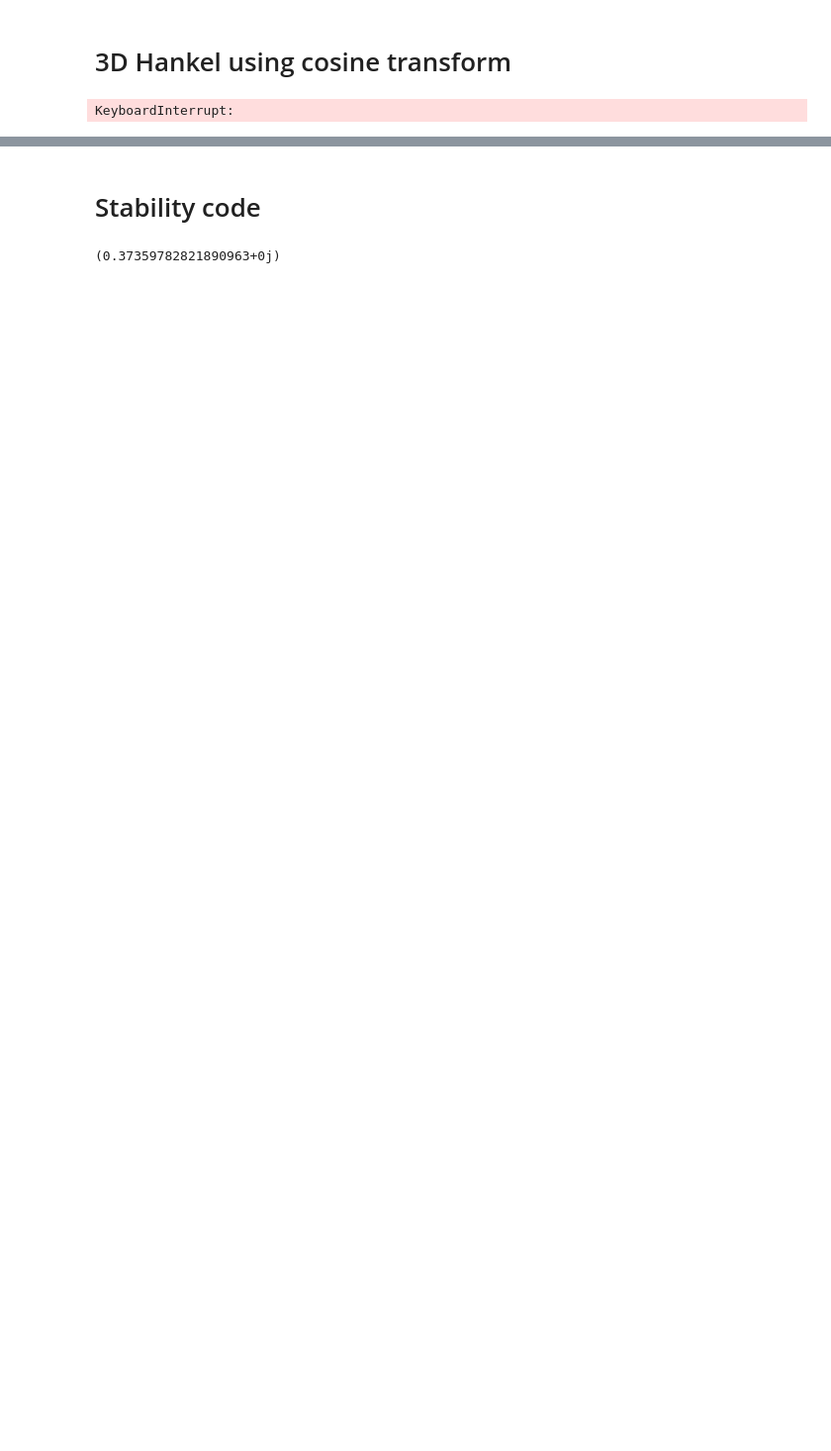
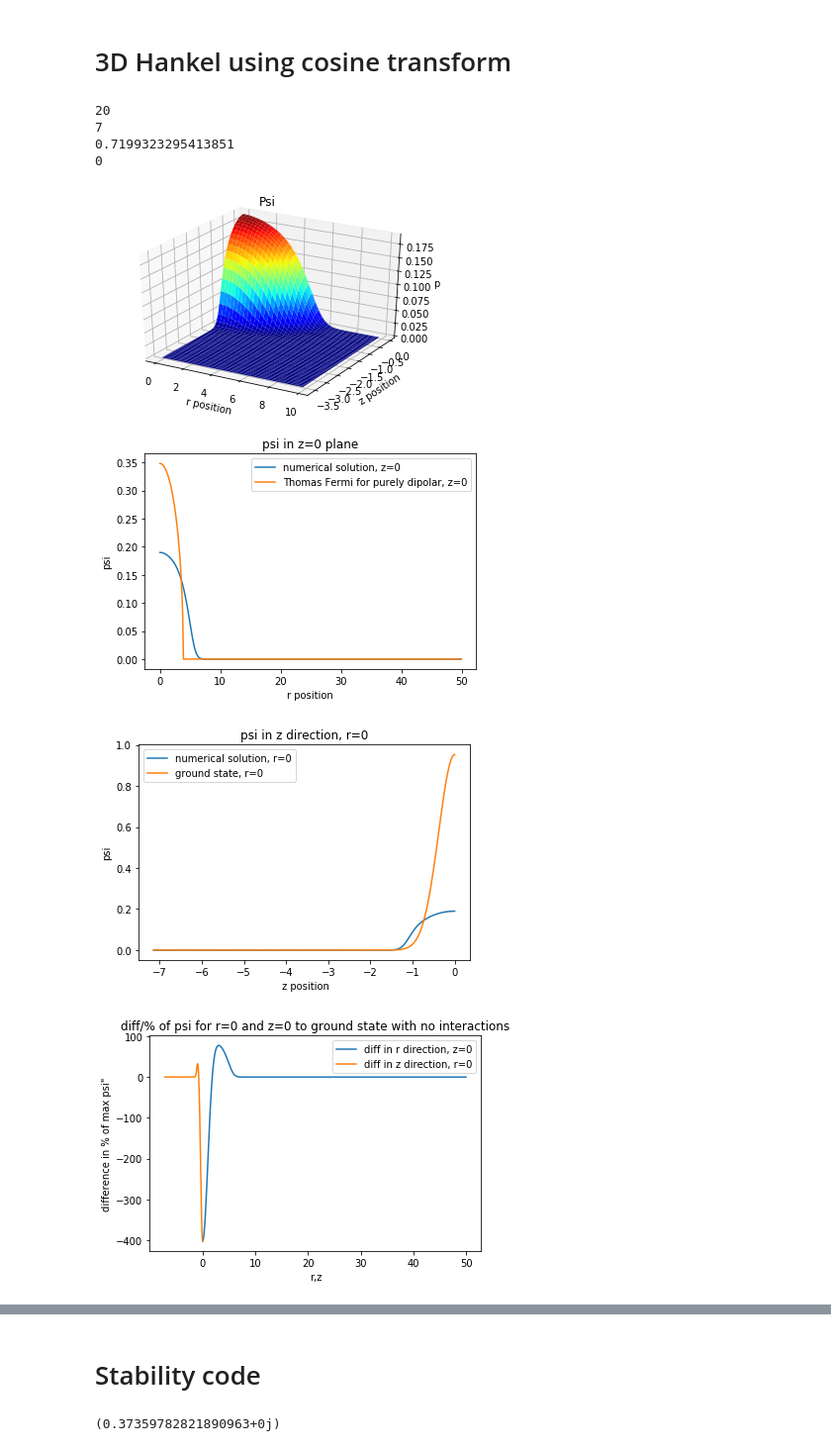
Before and after one commit to DavidStrachan1/BEC-of-dipolar-atoms-simulations, a Jupyter notebook: 3D hankel using cosine transform-checkpoint.ipynb, the cells around one changed output, grey strips where cells are left out. Shown at 99% size. Drawn from its saved outputs; the diff is of its cells as text; code cells hidden in the pictures; blank space fills up the shorter version.

```diff
--- a/3D hankel using cosine transform-checkpoint.ipynb
+++ b/3D hankel using cosine transform-checkpoint.ipynb
@@ -57,6 +57,8 @@ def kz(gamma):
 r = (alpha*b/S).reshape(-1,1).repeat(Nz,1)
 beta = S/(2*np.pi*b) ##max rho value
 rho= (alpha*beta/S).reshape(-1,1).repeat(Nz,1)  ##defining 2D arrays
+k_mag = np.sqrt(kz(gamma)**2+(2*np.pi*rho)**2)
+
 
 def F(f,J):
     out = f*b/J
@@ -88,19 +90,10 @@ def Norm_r_or_rho(psi,space,gamma): ##space is either r or rho, Normalisation fu
     ##apart from first dr
     return out
 
-def Udd(k_mag,D,gamma):
-    lamda = 4*np.pi*D/3
-    out = lamda*(3*(np.nan_to_num(kz(gamma)/k_mag,posinf=0))**2 - 1)
-    if gamma>5: ##z cutoff
-        out += lamda*np.exp(-Zc(gamma)*2*np.pi*rho)*((np.nan_to_num(2*np.pi*rho/kz(gamma),posinf=0)**2)*np.cos(Zc(gamma)*kz(gamma))
-                              -np.nan_to_num(2*np.pi*rho/kz(gamma),posinf=0)*np.nan_to_num(kz(gamma)/k_mag,posinf=0)*np.sin(Zc(gamma)*kz(gamma)))
-         ##we're only using a z cutoff for high gamma
-    else: #spherical cut off
-        out*= (1+3*np.nan_to_num(np.cos(Rc*k_mag)/((Rc*k_mag)**2),posinf=0) -3*np.nan_to_num(np.sin(Rc*k_mag)/((Rc*k_mag)**3),posinf=0))
-    return out
+
 
 def dd_cont_cyl(psi_zr):
-    out = Udd(k_mag,D,gamma)*qfht(dct(np.abs(psi_zr)**2,1,axis=1),J)
+    out = Udd*qfht(dct(np.abs(psi_zr)**2,1,axis=1),J)
     out = idct(iqfht(out,J),1,axis=1) ##Convolution using cosine transform
     return out
 
@@ -136,6 +129,7 @@ gs = 4*np.pi*a*No/xs#  g in dimensionless units
 D = (m*No*Cdd)/(4*np.pi*(sc.hbar**2)*xs)
 #######
 # %%
+U = 0
 J = np.abs(ss.jv(0,alpha)).reshape(-1,1)
 
 xs = np.sqrt(sc.hbar/(m*w)) ##length scale
@@ -146,11 +140,21 @@ gamma = 7 ##ratio of axial frequency to radial frequency
 eps = 1/gamma
 wz =gamma*w
 
-k_mag = np.sqrt(kz(gamma)**2+(2*np.pi*rho)**2)
+
 Tz  = 0.5*kz(gamma)**2
 T = 0.5*k_mag**2 ## defining kinetic terms, if done in one go Tz isn't needed
 exp_Tz = np.exp((-1j*dt*Tz))
 exp_T = np.exp((-1j*dt*T))
+
+lamda = 4*np.pi*D/3
+Udd = 3*(np.nan_to_num(kz(gamma)/k_mag,posinf=0))**2 - 1
+if gamma>5: ##z cutoff
+    Udd += np.exp(-Zc(gamma)*2*np.pi*rho)*((np.nan_to_num(2*np.pi*rho/kz(gamma),posinf=0)**2)*np.cos(Zc(gamma)*kz(gamma))
+                        -np.nan_to_num(2*np.pi*rho/kz(gamma),posinf=0)*np.nan_to_num(kz(gamma)/k_mag,posinf=0)*np.sin(Zc(gamma)*kz(gamma)))
+    Udd -= U ## includes radial cut off, we set it to zero if we're only using a z cutoff
+else: #spherical cut off
+    Udd*= (1+3*np.nan_to_num(np.cos(Rc*k_mag)/((Rc*k_mag)**2),posinf=0) -3*np.nan_to_num(np.sin(Rc*k_mag)/((Rc*k_mag)**3),posinf=0))
+Udd *= lamda
 
 psi_zr = np.exp((-r**2)/10)*np.exp(-gamma*(z(gamma)**2)) ##initial guess
 psi_zr /=Norm_r_or_rho(psi_zr,r,gamma)
@@ -223,31 +227,38 @@ plt.show()
 plt.plot(z(gamma)[0,:],np.abs(psi_zr[0,:]),label="numerical solution, r=0")
 plt.plot(z(gamma)[0,:],np.abs(gnd_state[0,:]),label = "ground state, r=0")
 #plt.plot(z(gamma)[0,:],np.abs(TF_contact[0,:]),label="Thomas Fermi for contact,z=0")
 plt.title('psi in z direction, r=0')
 #plt.xlim(0,5)
 plt.legend()
 plt.xlabel(' z position')
 plt.ylabel('psi')
 plt.show()
 
 plt.plot(r[:,0],100*diff_zr[:,Nz-1]/np.max(psi_zr),label="diff in r direction, z=0")
 plt.plot(z(gamma)[0,:],100*diff_zr[0,:]/np.max(psi_zr),label="diff in z direction, r=0")
 plt.title('diff/% of psi for r=0 and z=0 to ground state with no interactions')
 #plt.xlim(0,6)
 plt.xlabel('r,z')
 plt.ylabel('difference in % of max psi"')
 plt.legend()
 plt.show()
 
 fig,ax = plt.subplots()
 ax.contour(r,z(gamma),np.abs(psi_zr))
 ax.set_title('contour plot of psi')
 ax.set_ylim(0,5/gamma)
 ax.set_xlim(0,b/2)
 ax.set_xlabel('r position')
 ax.set_ylabel('z position')
 #ax.set_xlim([0,10])
 #ax.set_ylim([-5,5])
 plt.show()
 # %% [output]
-KeyboardInterrupt:
+20
+7
+0.7199323295413851
+0
+[figure, added]
+[figure, added]
+[figure, added]
+[figure, added]
```
Also changed, not shown: parts of 2 cells of this notebook, 2 other files.
